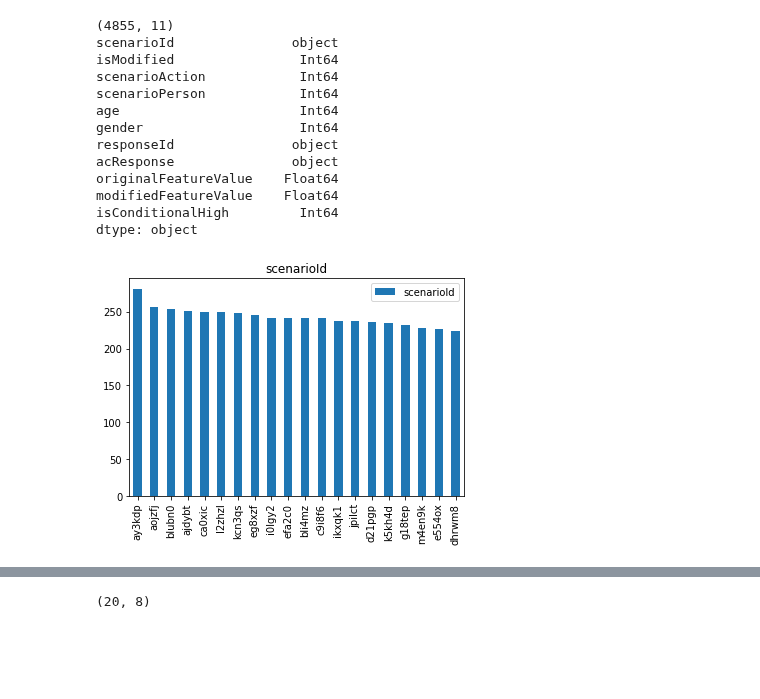
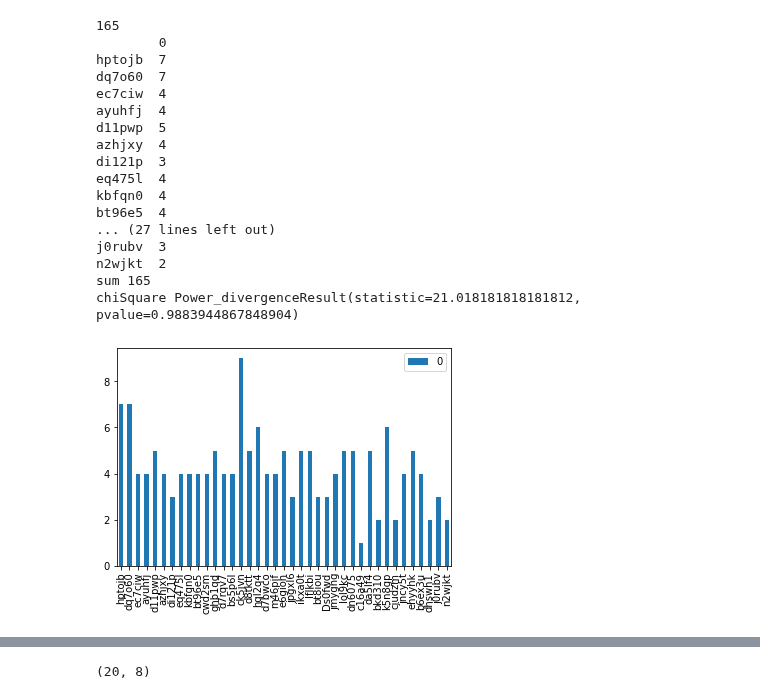
Before and after one commit to Hadjimina/Reddit_Morality_Analysis, a Jupyter notebook: feature_analysis/Jupiter Notebooks/Qualtrics_response_transformation.ipynb, the cells around one changed output, grey strips where cells are left out. Drawn from its saved outputs; the diff is of its cells as text; code cells hidden in the pictures; blank space fills up the shorter version.

```diff
--- a/feature_analysis/Jupiter Notebooks/Qualtrics_response_transformation.ipynb
+++ b/feature_analysis/Jupiter Notebooks/Qualtrics_response_transformation.ipynb
@@ -5,9 +5,10 @@ import numpy as np
 pathDict = {
     "femaleV1":{"rsp":"liwc_female_responses", "vals":"liwc_female_orig_mod_vals", "mod_feat":"liwc_femal_mod", "orig_feat":"liwc_femal_orig"},
     "femaleV2":{"rsp":"liwc_female_v2_responses", "vals":"liwc_female_orig_mod_vals", "mod_feat":"liwc_femal_mod", "orig_feat":"liwc_femal_orig"},
-    "my_mine":{"rsp":"my_mine_responses_v2", "vals":"my_mine_orig_mod_vals", "mod_feat":"my_mine_mod", "orig_feat":"my_mine_orig"}
+    "my_mine":{"rsp":"my_mine_responses_v2", "vals":"my_mine_orig_mod_vals", "mod_feat":"my_mine_mod", "orig_feat":"my_mine_orig"},
+    "cond":{"rsp":"dummy", "vals":"cond_orig_mod_vals", "mod_feat":"liwc_female mod", "orig_feat":"liwc_female orig"},
 }
-experiment = "my_mine"
+experiment = "cond"
 responses = pd.read_csv("../datasets/"+pathDict[experiment]["rsp"]+".csv") #Options: "liwc_female_responses.csv", "liwc_female_v2_responses.csv"
 liwc_vals = pd.read_csv("../datasets/"+pathDict[experiment]["vals"]+".csv") #Options: "liwc_female_orig_mod_vals.csv", "my_mine_orig_mod_vals.csv"
 print(liwc_vals.columns)
@@ -179,22 +165,41 @@ IMTA for getting a cat without her sisters permission? In the beginning of 2020
-# %%
-df_new_format[["scenarioId"]].apply(pd.value_counts).plot(kind='bar', subplots=True)
-print(df_new_format.shape)
-print(df_new_format.dtypes)
-# %% [output]
-(4855, 11)
-scenarioId               object
-isModified                Int64
-scenarioAction            Int64
-scenarioPerson            Int64
-age                       Int64
-gender                    Int64
-responseId               object
-acResponse               object
-originalFeatureValue    Float64
-modifiedFeatureValue    Float64
-isConditionalHigh         Int64
-dtype: object
-[figure, removed]
+# %%
+from collections import Counter
+
+ids = list(map(lambda x:x[0],df_new_format[["scenarioId"]].values.tolist()))
+
+print(len(ids))
+id_counter = Counter(ids)
+#df_new_format[["scenarioId"]].apply(pd.value_counts).plot(kind='bar', subplots=True)
+#print(df_new_format.shape)
+#print(df_new_format.dtypes)
+
+df_counter = pd.DataFrame.from_dict(id_counter, orient='index')
+df_counter.plot(kind='bar')
+print("sum", np.sum(list(id_counter.values())))
+from scipy.stats import chisquare
+import random
+rnd  = [random.randint(1, 20) for i in range(640)]
+
+print("chiSquare", chisquare(list(id_counter.values())))
+# %% [output]
+165
+        0
+hptojb  7
+dq7o60  7
+ec7ciw  4
+ayuhfj  4
+d11pwp  5
+azhjxy  4
+di121p  3
+eq475l  4
+kbfqn0  4
+bt96e5  4
+... (27 lines left out)
+j0rubv  3
+n2wjkt  2
+sum 165
+chiSquare Power_divergenceResult(statistic=21.018181818181812, pvalue=0.9883944867848904)
+[figure, added]
 # %%
 #print(df_new_format['scenarioPerson'].value_counts())
 #print(df_new_format["originalFeatureValue"].head(10))
```
Also changed, not shown: parts of 8 cells of this notebook, 6 other files.
